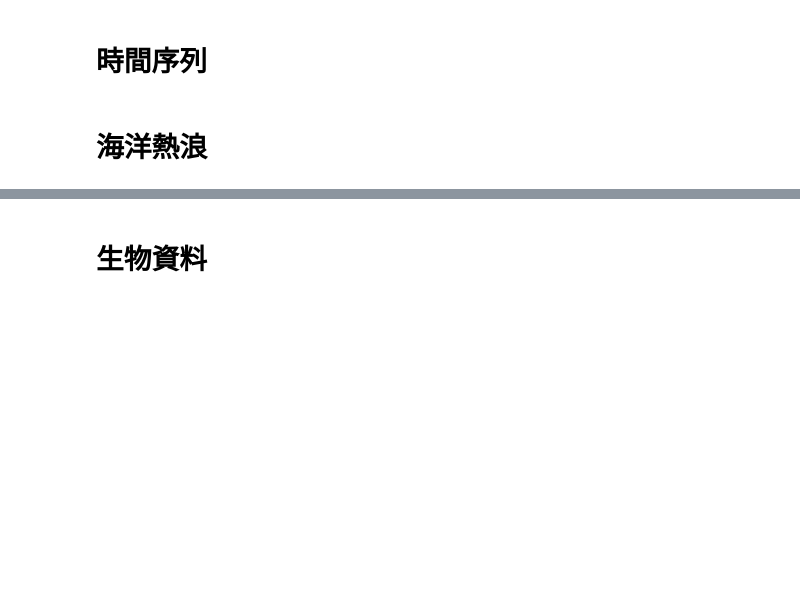
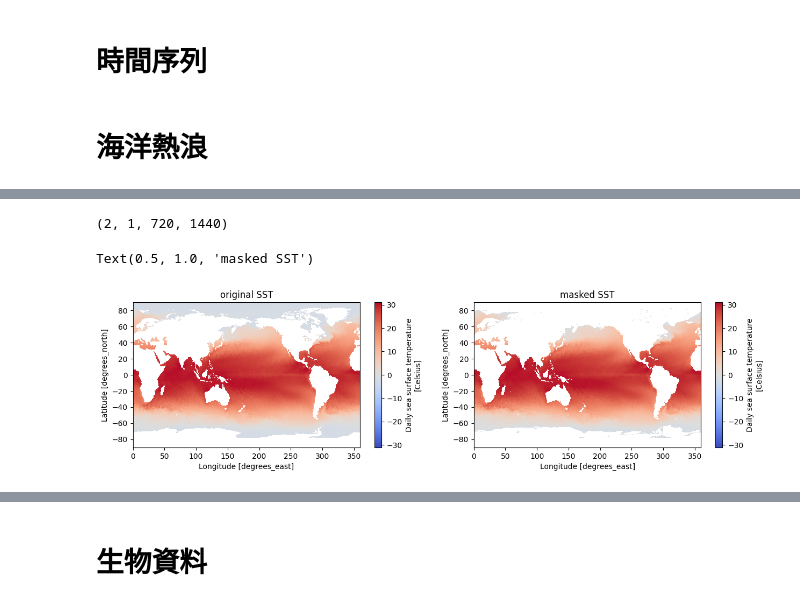
Before and after one commit to ODBapp/2025_NODASS_workshop, a Jupyter notebook: src/odb.ipynb, the cells around one changed output, grey strips where cells are left out. Drawn from its saved outputs; the diff is of its cells as text; code cells hidden in the pictures; blank space fills up the shorter version.

```diff
--- a/src/odb.ipynb
+++ b/src/odb.ipynb
@@ -143,0 +269,23 @@ export_kml(kml_path, coords, kml_descriptions, [], True, kml_ln_properties, 'GDP
+# %%
+# === step 1: 計算每個格點每個月的平均海表溫度 (Monthly Mean SST) ===
+
+# 指定要處理的年份
+year = '2025'
+
+# 組合該年所有檔案的路徑
+file_path = f'./data/*{year}*.nc'
+
+# 開啟多個 NetCDF 檔案並合併為一個資料集（使用 dask 平行處理）
+ds = xarray.open_mfdataset(file_path, parallel=True, chunks={'time': '500MB'})
+
+# 對時間進行重取樣（resample）為每月（'1MS' = 每月第一天），並取月平均
+mean_month_sst = ds["sst"].resample(time='1MS').mean().compute()
+
+# 清除極值（e.g., 大於 100°C 的值當作錯誤資料）
+mean_month_sst = mean_month_sst.where(mean_month_sst <= 100)
+
+# 顯示結果：每個月、每個格點的平均海溫（緯度 x 經度，720 x 1440）
+#mean_month_sst
+#mean_month_sst.shape
+# %% [output]
+(2, 1, 720, 1440)
@@ -143,0 +329,16 @@ export_kml(kml_path, coords, kml_descriptions, [], True, kml_ln_properties, 'GDP
+# %%
+# 比較未遮罩 / 已遮罩的 SST 地圖
+
+fig, axes = plt.subplots(1, 2, figsize=(15, 3.5))
+cmap = plt.get_cmap('coolwarm')
+mean_month_sst.isel(time=0).squeeze().plot(ax=axes[0],cmap=cmap)
+axes[0].set_title("original SST")
+
+masked_sst.isel(time=0).squeeze().plot(ax=axes[1],cmap=cmap)
+axes[1].set_title("masked SST")
+
+# xarray.plot() 沒有畫真實地圖背景、也沒有地圖投影概念，只是用來「快速預覽資料」
+# 只是資料分佈圖
+# %% [output]
+Text(0.5, 1.0, 'masked SST')
+[figure, added]
```
Also changed, not shown: parts of 9 cells of this notebook.
